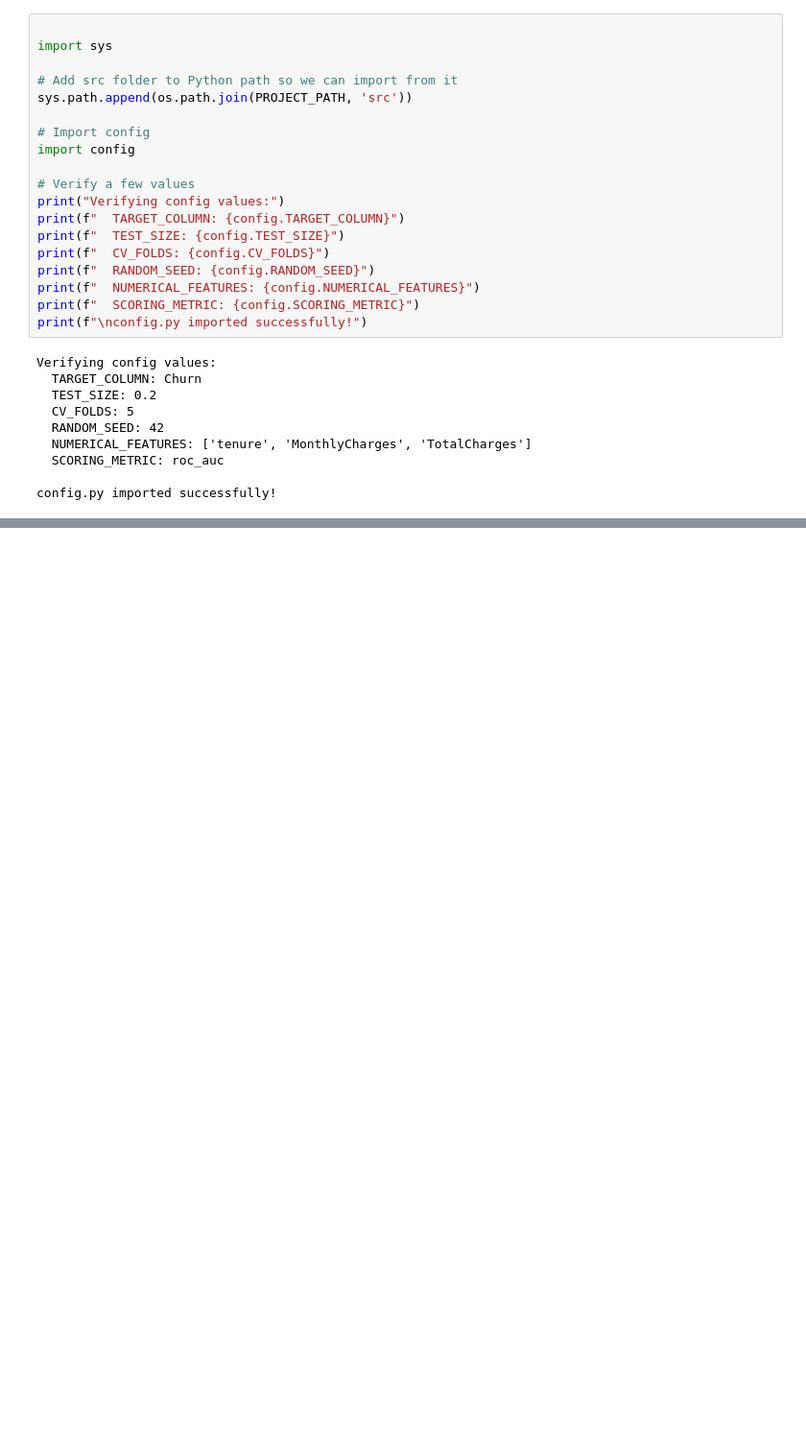
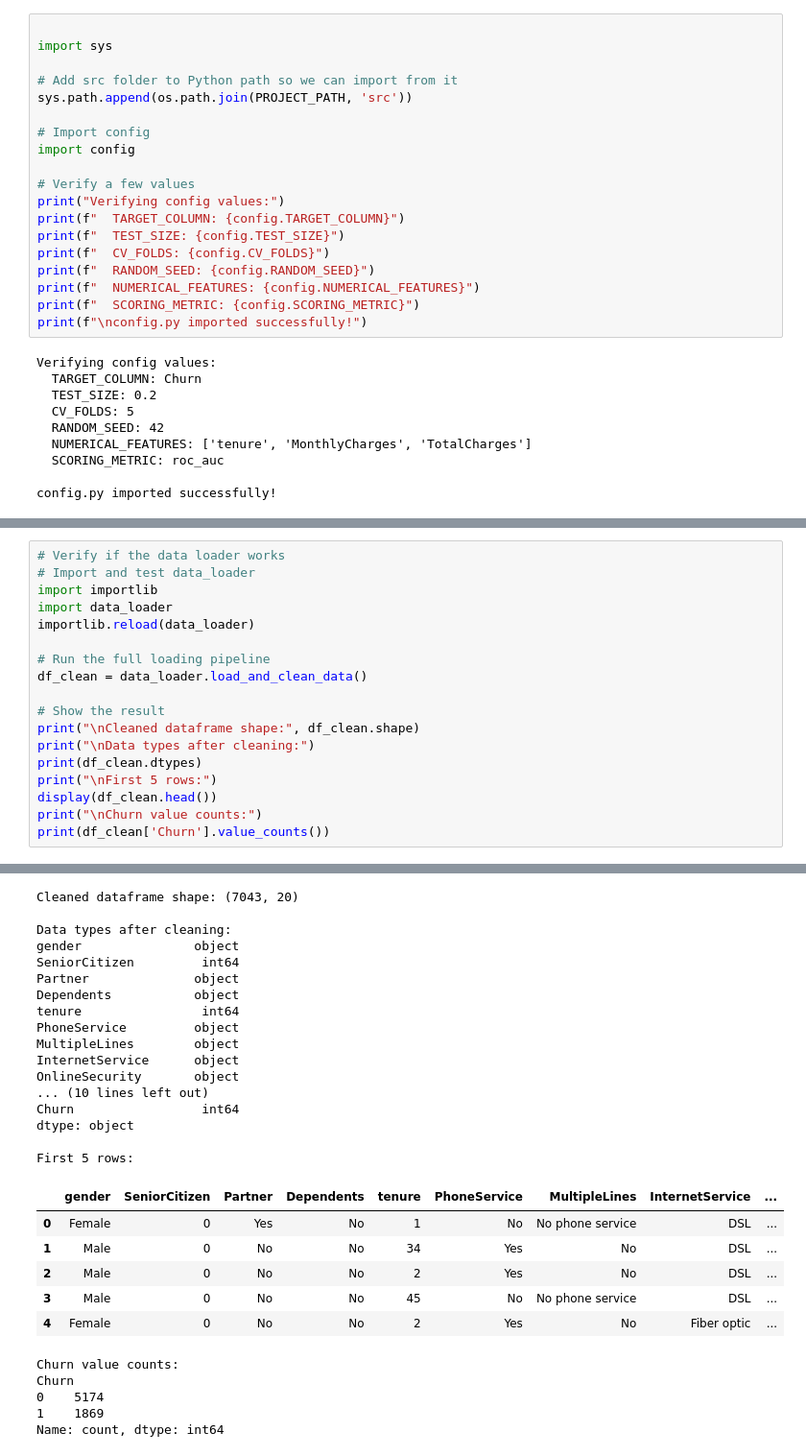
Before and after one commit to WangariLM/telecom_churn_prediction, a Jupyter notebook: notebooks/01_setup_and_first_look.ipynb, the cells around one changed output, grey strips where cells are left out. Shown at 96% size. Saved outputs shown, nothing was run; the diff lists cells and outputs as text; blank space fills up the shorter version.

```diff
--- a/notebooks/01_setup_and_first_look.ipynb
+++ b/notebooks/01_setup_and_first_look.ipynb
@@ -454,0 +747,19 @@ config.py imported successfully!
+# %%
+# Verify if the data loader works
+# Import and test data_loader
+import importlib
+import data_loader
+importlib.reload(data_loader)
+
+# Run the full loading pipeline
+df_clean = data_loader.load_and_clean_data()
+
+# Show the result
+print("\nCleaned dataframe shape:", df_clean.shape)
+print("\nData types after cleaning:")
+print(df_clean.dtypes)
+print("\nFirst 5 rows:")
+display(df_clean.head())
+print("\nChurn value counts:")
+print(df_clean['Churn'].value_counts())
+# %% [output]
@@ -454,0 +767,28 @@ config.py imported successfully!
+Cleaned dataframe shape: (7043, 20)
+
+Data types after cleaning:
+gender               object
+SeniorCitizen         int64
+Partner              object
+Dependents           object
+tenure                int64
+PhoneService         object
+MultipleLines        object
+InternetService      object
+OnlineSecurity       object
+... (10 lines left out)
+Churn                 int64
+dtype: object
+
+First 5 rows:
+|  | gender | SeniorCitizen | Partner | Dependents | tenure | PhoneService | MultipleLines | InternetService | ... |
+| 0 | Female | 0 | Yes | No | 1 | No | No phone service | DSL | ... |
+| 1 | Male | 0 | No | No | 34 | Yes | No | DSL | ... |
+| 2 | Male | 0 | No | No | 2 | Yes | No | DSL | ... |
+| 3 | Male | 0 | No | No | 45 | No | No phone service | DSL | ... |
+| 4 | Female | 0 | No | No | 2 | Yes | No | Fiber optic | ... |
+Churn value counts:
+Churn
+0    5174
+1    1869
+Name: count, dtype: int64
```
Also changed, not shown: parts of 8 cells of this notebook.
